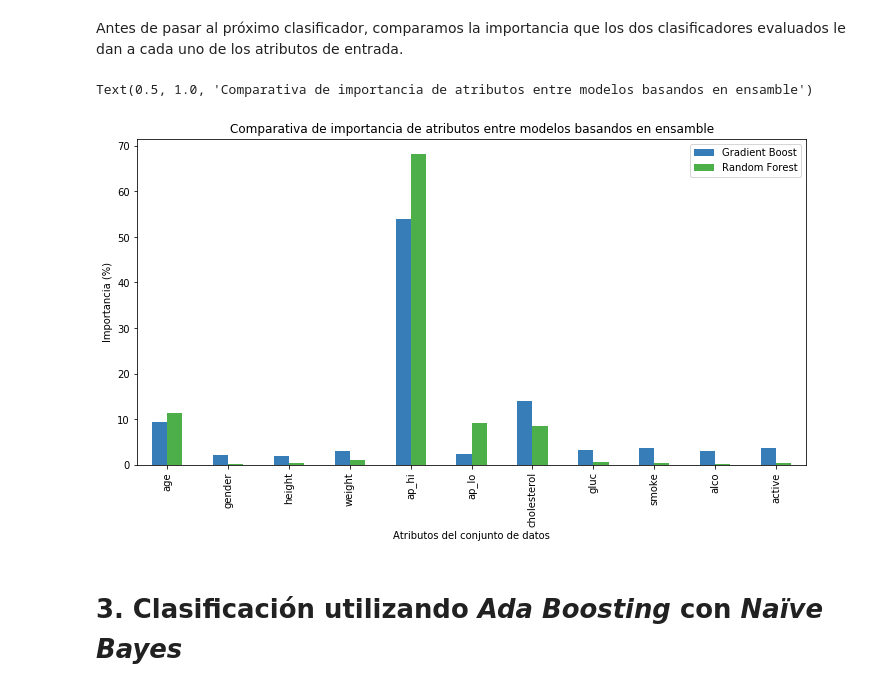
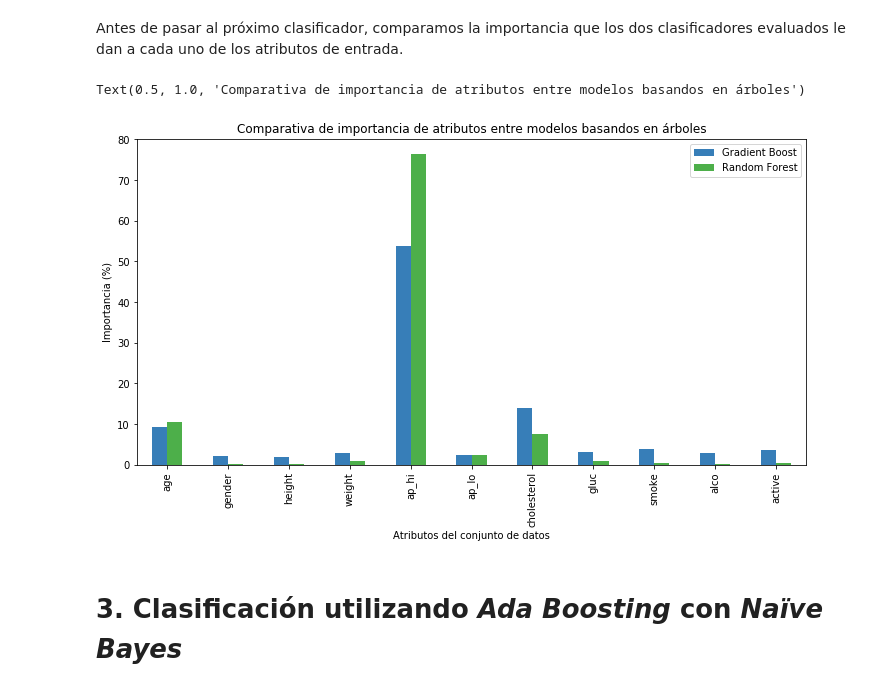
Before and after one commit to srovere/maestria-data-mining, a Jupyter notebook: src/python/aprendizaje-automatico/TP2/Ensambles.ipynb, the cells around one changed output. Drawn from its saved outputs; the diff is of its cells as text; code cells hidden in the pictures.

```diff
--- a/src/python/aprendizaje-automatico/TP2/Ensambles.ipynb
+++ b/src/python/aprendizaje-automatico/TP2/Ensambles.ipynb
@@ -93,7 +93,7 @@ atributosEntrenamiento, atributosValidacion, objetivoEntrenamiento, objetivoVali
 # %% [markdown]
 # 1. Clasificación utilizando *Random Forest*
 # %%
-clasificadorRandomForest = sklearn.ensemble.RandomForestClassifier(n_estimators=100,
+clasificadorRandomForest = sklearn.ensemble.RandomForestClassifier(n_estimators=2,
                                                                    criterion="gini",
                                                                    max_depth=6,
                                                                    random_state=0)
@@ -202,14 +202,14 @@ Antes de pasar al próximo clasificador, comparamos la importancia que los dos c
 # %%
 valoresZ    = 100 * gridSearchRF.best_estimator_.feature_importances_
 comparativa = pandas.DataFrame(numpy.c_[valoresX, valoresY, valoresZ], index=valoresX)
 comparativa.columns = [ "Atributo", "Gradient Boost", "Random Forest" ]
 panel = comparativa.plot.bar(figsize = (12, 6), color=("#377eb8", "#4daf4a"))
 panel.set_xlabel('Atributos del conjunto de datos')
 panel.set_ylabel('Importancia (%)')
-panel.set_title('Comparativa de importancia de atributos entre modelos basandos en ensamble')
+panel.set_title('Comparativa de importancia de atributos entre modelos basandos en árboles')
 # %% [output]
-Text(0.5, 1.0, 'Comparativa de importancia de atributos entre modelos basandos en ensamble')
+Text(0.5, 1.0, 'Comparativa de importancia de atributos entre modelos basandos en árboles')
-[figure, old version]
+[figure, new version]
 # %% [markdown]
 # 3. Clasificación utilizando *Ada Boosting* con *Naïve Bayes*
 # %%
```
Also changed, not shown: parts of 2 cells of this notebook.
